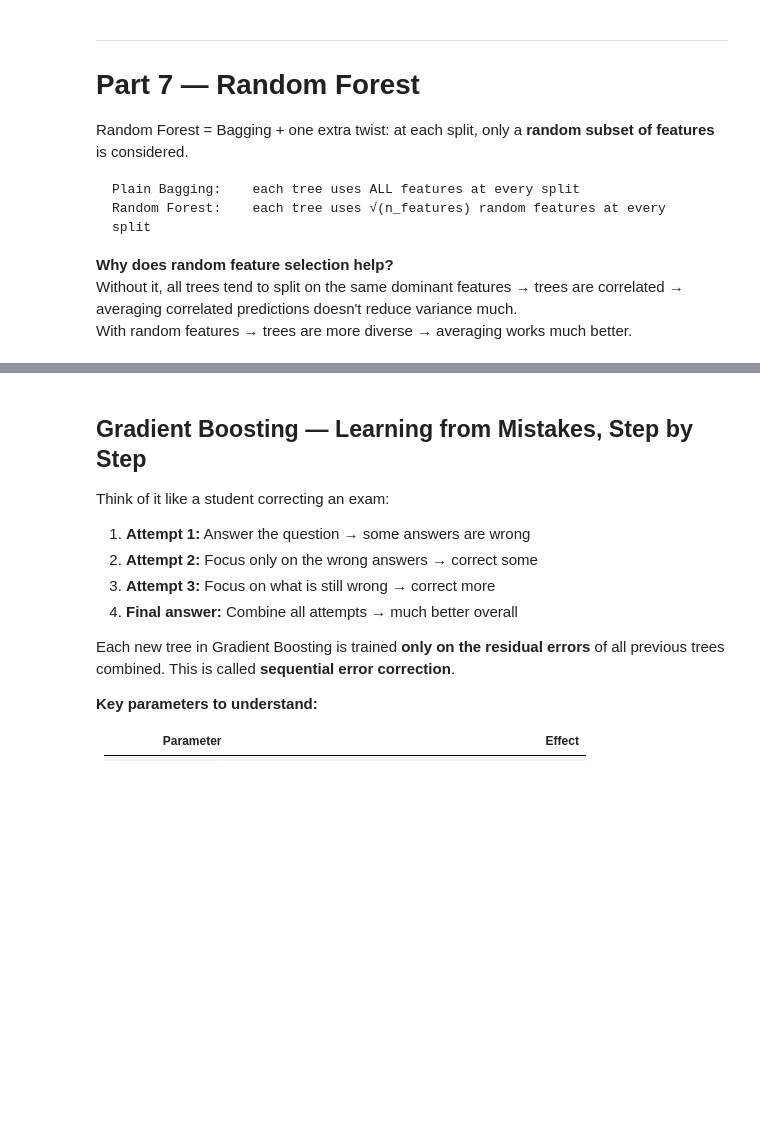
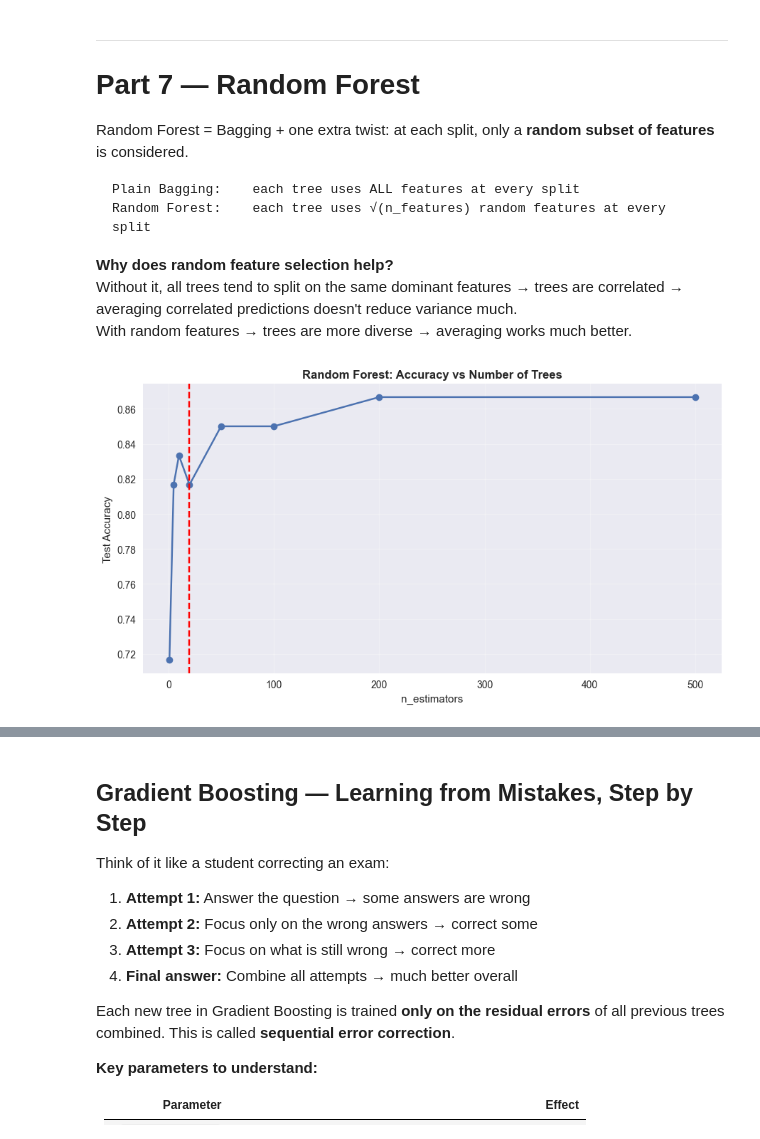
Before and after one commit to shashwatsrma/ML-training, a Jupyter notebook: day_7_decision_ensemble.ipynb, the cells around one changed output, grey strips where cells are left out. Drawn from its saved outputs; the diff is of its cells as text; code cells hidden in the pictures; blank space fills up the shorter version.

```diff
--- a/day_7_decision_ensemble.ipynb
+++ b/day_7_decision_ensemble.ipynb
@@ -665,21 +693,33 @@ all_predictions = []  # shape will be (n_trees, n_test_samples)
 
 for i in range(10):
     # Bootstrap sample
-    idx = np.random.choice(len(X_train), size=len(X_train), replace=True)
-    X_boot, y_boot = X_train[idx], y_train[idx]
-    # YOUR CODE HERE — train tree, predict on X_test, append to all_predictions
-    pass
+    idx = np.random.choice(len(x_train), size=len(x_train), replace=True)
+    X_boot, y_boot = x_train.iloc[idx], y_train.iloc[idx]
+    # YOUR CODE HERE — train tree, predict on x_test, append to all_predictions
+    tree = DecisionTreeClassifier(random_state=42)
+    tree.fit(X_boot, y_boot)
+    preds = tree.predict(x_test)
+    all_predictions.append(preds)
 
 all_predictions = np.array(all_predictions)  # shape: (10, n_test)
 
 # Majority vote: for each column (test sample), pick the most common prediction
 # YOUR CODE HERE
-bagged_preds = None
+# bagged_preds = []
+# for i in range(all_predictions.shape[1]):
+#     col = all_predictions[:, i]
+#     unique, counts = np.unique(col, return_counts=True)
+#     bagged_preds.append(unique[np.argmax(counts)])
 
+# bagged_preds = np.array(bagged_preds)
+
+bagged_preds = np.apply_along_axis(lambda x: np.bincount(x).argmax(), axis=0, arr=all_predictions)
 bagged_acc = accuracy_score(y_test, bagged_preds)
 print(f'Mean single tree accuracy: {np.mean(tree_accs):.3f}')
 print(f'Manual bagging accuracy:   {bagged_acc:.3f}')
 
+
+
 # 📝 Is the bagged accuracy higher than the average single tree?
 # Why does combining predictions reduce variance?
 # ...
@@ -700,30 +743,44 @@ With random features → trees are more diverse → averaging works much better.
 # %%
 # ── TASK 11 — n_estimators effect ────────────────────────────────────────────
 # Train RandomForestClassifier for each n_estimators value
 # Record test accuracy for each
 # Plot accuracy vs n_estimators
 # At what point does adding more trees stop helping?
 
 n_estimator_vals = [1, 5, 10, 20, 50, 100, 200, 500]
 rf_accs = []
 
 # YOUR CODE HERE
-
+for n in n_estimator_vals:
+    random_forest = RandomForestClassifier(n_estimators=n, random_state=42)
+    random_forest.fit(x_train, y_train)
+    rf_accs.append(accuracy_score(y_test, random_forest.predict(x_test)))
 
 fig, ax = plt.subplots(figsize=(9, 5))
 # YOUR CODE HERE — plot the curve
+
+ax.plot(n_estimator_vals, rf_accs, marker='o')
+# ax.set_xscale('log')
+
+#MARK THE POINT OF PLATEAU
+for i in range(1, len(rf_accs)):
+    if rf_accs[i] - rf_accs[i-1] < 0.001:  # less than 0.1% improvement
+        ax.axvline(x=n_estimator_vals[i], color='red', linestyle='--', label=f'Plateau starts at {n_estimator_vals[i]} trees')
+        break
 
 
 ax.set_title('Random Forest: Accuracy vs Number of Trees', fontweight='bold')
 ax.set_xlabel('n_estimators')
 ax.set_ylabel('Test Accuracy')
 ax.grid(alpha=0.3)
 plt.tight_layout()
 plt.show()
 
 # 📝 Why does accuracy plateau after a certain number of trees?
 # What happens to training TIME as n_estimators increases?
 # ...
+# %% [output]
+[figure, added]
 # %%
 # ── TASK 12 — Train final Random Forest ──────────────────────────────────────
 # Train RandomForestClassifier(n_estimators=100, max_depth=5, random_state=42)
```
Also changed, not shown: parts of 10 cells of this notebook.
